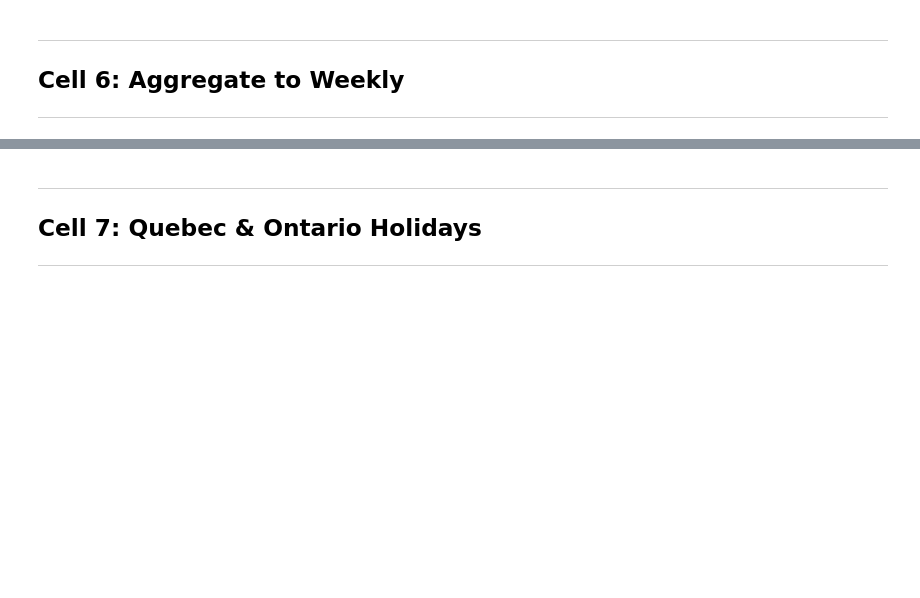
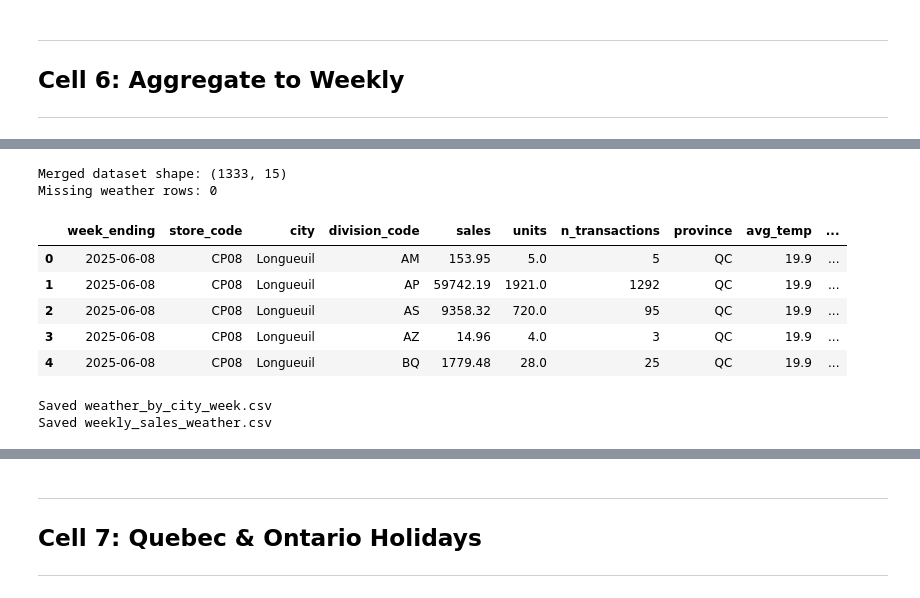
Before and after one commit to 1767902694-svg/busa693-clubpiscine, a Jupyter notebook: use_case_4_forecasting/notebooks/02_weather_integration.ipynb, the cells around one changed output, grey strips where cells are left out. Cells and saved outputs as stored; diff of their text form; code cells hidden in the pictures; blank space fills up the shorter version.

```diff
--- a/use_case_4_forecasting/notebooks/02_weather_integration.ipynb
+++ b/use_case_4_forecasting/notebooks/02_weather_integration.ipynb
@@ -268,0 +428,35 @@ Date range: 2025-06-08 → 2026-03-22
+# %%
+# Merge weekly sales with weekly weather
+
+merge_keys = ['week_ending', 'store_code', 'city']
+
+weekly_sales_weather = weekly.merge(
+    weather_weekly,
+    on=merge_keys,
+    how='left'
+)
+
+print("Merged dataset shape:", weekly_sales_weather.shape)
+print("Missing weather rows:", weekly_sales_weather['avg_temp'].isna().sum())
+
+weekly_sales_weather.head()
+# %% [output]
+Merged dataset shape: (1333, 15)
+Missing weather rows: 0
+|  | week_ending | store_code | city | division_code | sales | units | n_transactions | province | avg_temp | ... |
+| 0 | 2025-06-08 | CP08 | Longueuil | AM | 153.95 | 5.0 | 5 | QC | 19.9 | ... |
+| 1 | 2025-06-08 | CP08 | Longueuil | AP | 59742.19 | 1921.0 | 1292 | QC | 19.9 | ... |
+| 2 | 2025-06-08 | CP08 | Longueuil | AS | 9358.32 | 720.0 | 95 | QC | 19.9 | ... |
+| 3 | 2025-06-08 | CP08 | Longueuil | AZ | 14.96 | 4.0 | 3 | QC | 19.9 | ... |
+| 4 | 2025-06-08 | CP08 | Longueuil | BQ | 1779.48 | 28.0 | 25 | QC | 19.9 | ... |
+# %%
+# Save outputs
+
+weather_weekly.to_csv(DATA_PROCESSED / 'weather_by_city_week.csv', index=False)
+weekly_sales_weather.to_csv(DATA_PROCESSED / 'weekly_sales_weather.csv', index=False)
+
+print("Saved weather_by_city_week.csv")
+print("Saved weekly_sales_weather.csv")
+# %% [output]
+Saved weather_by_city_week.csv
+Saved weekly_sales_weather.csv
```
Also changed, not shown: parts of 9 cells of this notebook.
